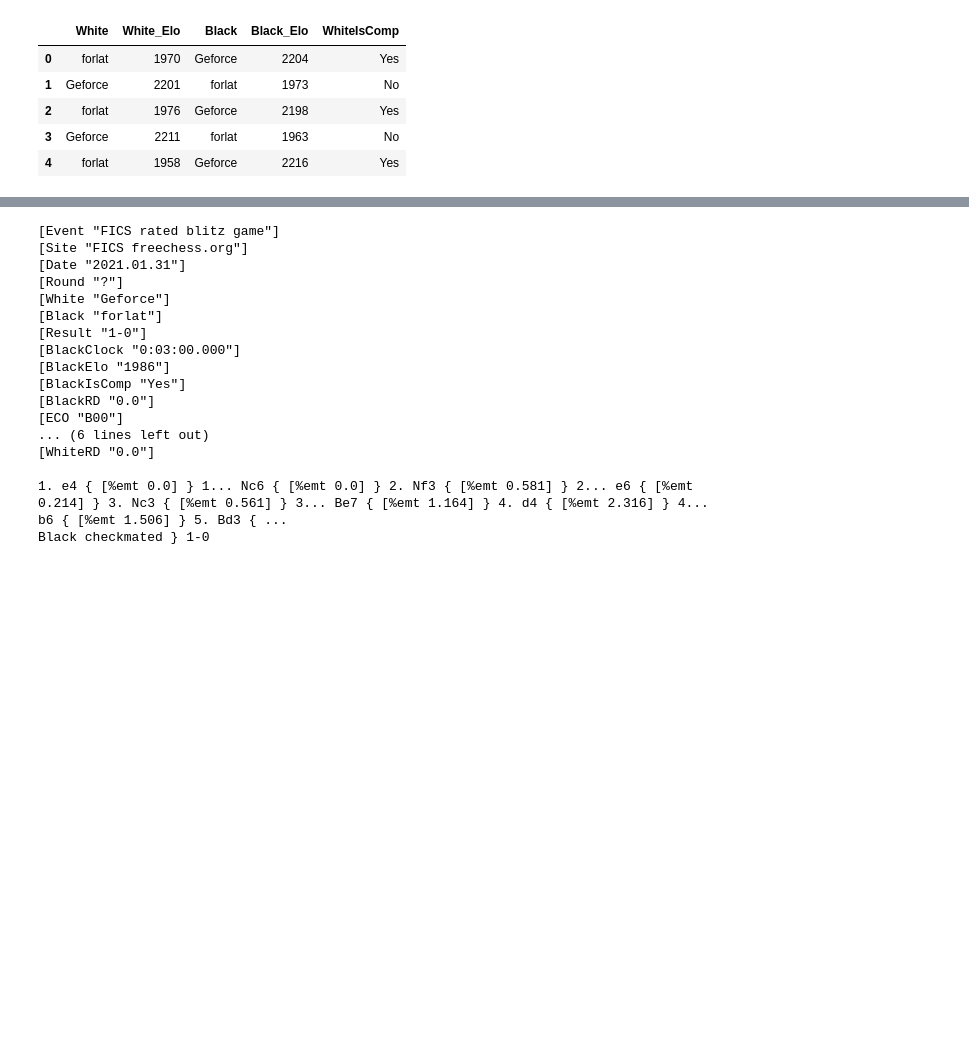
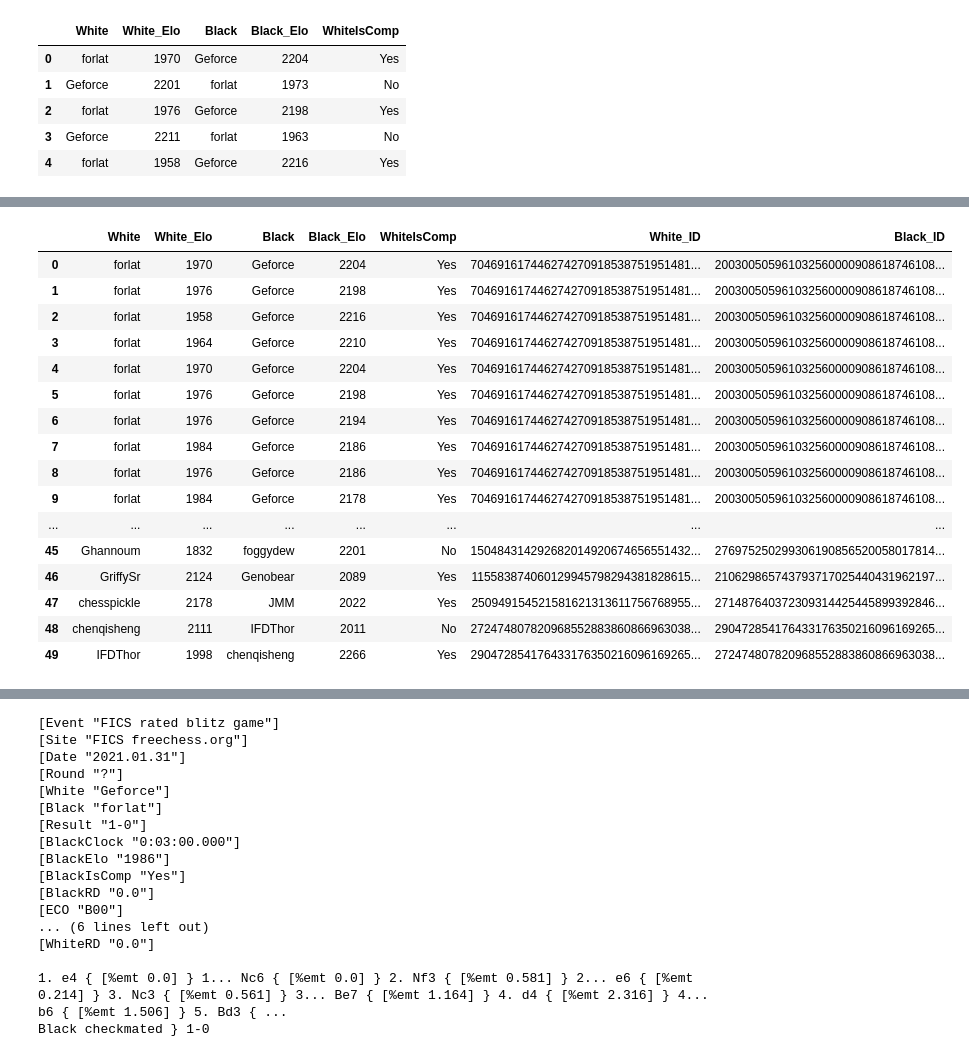
Before and after one commit to VPeron/cc_detector, a Jupyter notebook: notebooks/pgn_to_3dfs_Manuel.ipynb, the cells around one changed output, grey strips where cells are left out. Drawn from its saved outputs; the diff is of its cells as text; code cells hidden in the pictures; blank space fills up the shorter version.

```diff
--- a/notebooks/pgn_to_3dfs_Manuel.ipynb
+++ b/notebooks/pgn_to_3dfs_Manuel.ipynb
@@ -192,0 +204,6 @@ set.union(set(df_players['White']),(set(df_players['Black'])))
+# %%
+players_id = players_id_list(df_players, players_id)
+# %%
+df_dummy = pd.DataFrame({'White' : ["12345", 'DummyName', "1234", "forlat", "Geforce"], "Black" : ['DummyName', "12345", "Dummy", "Geforce", "Bambi"]})
+# %%
+players_id = players_id_list(df_dummy, players_id)
@@ -192,0 +230,32 @@ set.union(set(df_players['White']),(set(df_players['Black'])))
+# %%
+def assign_player_id(input_df): # returns a df with 2 new columns and assigned player ID
+    #print("List od IDs has been generated:")
+    #print(players_unique)
+    m_white = input_df.merge(players_id, left_on=["White"], right_on=['Players'])   #
+    m_white['White_ID'] = m_white['Player_ID']
+    m_white.drop(columns=['Players', "Player_ID"], inplace=True)
+    m_bw = m_white.merge(players_id, left_on=["Black"], right_on=['Players'])
+    m_bw['Black_ID'] = m_bw['Player_ID']
+    m_bw.drop(columns=['Players', "Player_ID"], inplace=True)
+    df_players = m_bw
+    return df_players
+# %%
+assign_player_id(df_players)
+# %% [output]
+|  | White | White_Elo | Black | Black_Elo | WhiteIsComp | White_ID | Black_ID |
+| 0 | forlat | 1970 | Geforce | 2204 | Yes | 704691617446274270918538751951481... | 200300505961032560000908618746108... |
+| 1 | forlat | 1976 | Geforce | 2198 | Yes | 704691617446274270918538751951481... | 200300505961032560000908618746108... |
+| 2 | forlat | 1958 | Geforce | 2216 | Yes | 704691617446274270918538751951481... | 200300505961032560000908618746108... |
+| 3 | forlat | 1964 | Geforce | 2210 | Yes | 704691617446274270918538751951481... | 200300505961032560000908618746108... |
+| 4 | forlat | 1970 | Geforce | 2204 | Yes | 704691617446274270918538751951481... | 200300505961032560000908618746108... |
+| 5 | forlat | 1976 | Geforce | 2198 | Yes | 704691617446274270918538751951481... | 200300505961032560000908618746108... |
+| 6 | forlat | 1976 | Geforce | 2194 | Yes | 704691617446274270918538751951481... | 200300505961032560000908618746108... |
+| 7 | forlat | 1984 | Geforce | 2186 | Yes | 704691617446274270918538751951481... | 200300505961032560000908618746108... |
+| 8 | forlat | 1976 | Geforce | 2186 | Yes | 704691617446274270918538751951481... | 200300505961032560000908618746108... |
+| 9 | forlat | 1984 | Geforce | 2178 | Yes | 704691617446274270918538751951481... | 200300505961032560000908618746108... |
+| ... | ... | ... | ... | ... | ... | ... | ... |
+| 45 | Ghannoum | 1832 | foggydew | 2201 | No | 150484314292682014920674656551432... | 276975250299306190856520058017814... |
+| 46 | GriffySr | 2124 | Genobear | 2089 | Yes | 115583874060129945798294381828615... | 210629865743793717025440431962197... |
+| 47 | chesspickle | 2178 | JMM | 2022 | Yes | 250949154521581621313611756768955... | 271487640372309314425445899392846... |
+| 48 | chenqisheng | 2111 | IFDThor | 2011 | No | 272474807820968552883860866963038... | 290472854176433176350216096169265... |
+| 49 | IFDThor | 1998 | chenqisheng | 2266 | Yes | 290472854176433176350216096169265... | 272474807820968552883860866963038... |
```
Also changed, not shown: parts of 29 cells of this notebook.
